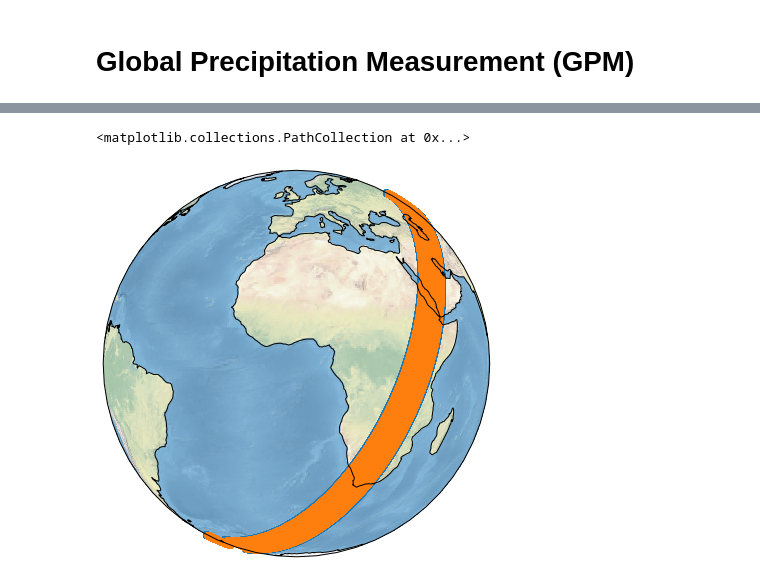
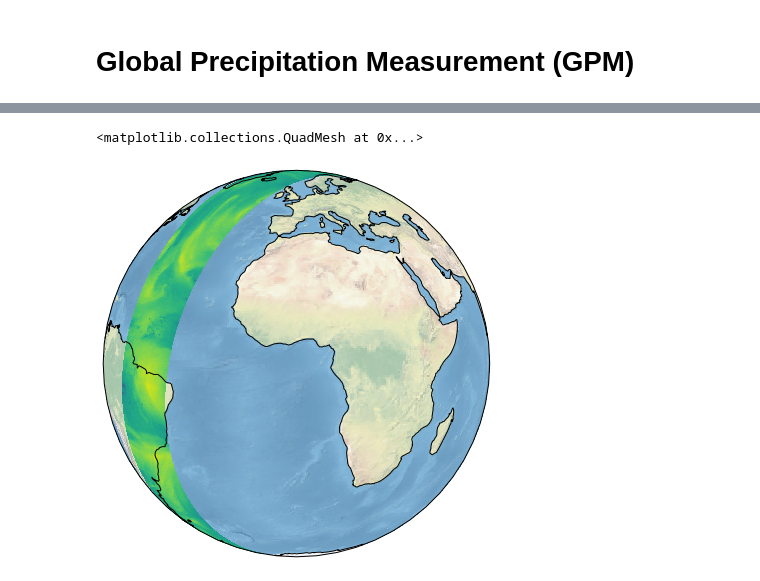
Before and after one commit to SEE-GEO/pansat, a Jupyter notebook: notebooks/products/gpm.ipynb, the cells around one changed output, grey strips where cells are left out. Drawn from its saved outputs; the diff is of its cells as text; code cells hidden in the pictures.

```diff
--- a/notebooks/products/gpm.ipynb
+++ b/notebooks/products/gpm.ipynb
@@ -45,22 +53,32 @@ np.any?
+# %%
+from pansat.products.satellite.gpm import l1c_metopb_mhs
+t_0 = datetime(2016, 11, 24, 10)
+t_1 = datetime(2016, 11, 24, 12)
+files = l1c_metopb_mhs.download(t_0, t_1)
+# %%
+dataset = l1c_metopb_mhs.open(files[0])
+lats = dataset["latitude"]
+lons = dataset["longitude"]
+tbs = dataset["tbs"].data
 # %%
 import matplotlib.pyplot as plt
 from matplotlib.cm import get_cmap
 from matplotlib.colors import LogNorm
 from matplotlib.gridspec import GridSpec
 import cartopy.crs as ccrs
 
 cmap = get_cmap("magma")
 cmap.set_bad("grey")
 norm = LogNorm(1e-3, 1e2)
 
 gs = GridSpec(1, 2, width_ratios=[1.0, 0.05])
 fig = plt.figure(figsize=(8, 8))
-proj = ccrs.NearsidePerspective()
+proj = ccrs.NearsidePerspective(central_longitude=lons.mean(),
+                                central_latitude=lats.mean())
 ax = plt.subplot(gs[0], projection=proj)
 ax.stock_img()
 ax.coastlines()
-ax.scatter(lons_1, lats_1, transform=ccrs.PlateCarree())
-ax.scatter(lons_2, lats_2, transform=ccrs.PlateCarree())
+ax.pcolormesh(lons, lats, tbs[:, :, 2], transform=ccrs.PlateCarree())
 # %% [output]
-<matplotlib.collections.PathCollection at 0x...>
+<matplotlib.collections.QuadMesh at 0x...>
-[figure, old version]
+[figure, new version]
```
Also changed, not shown: parts of 30 cells of this notebook, 11 other files.
